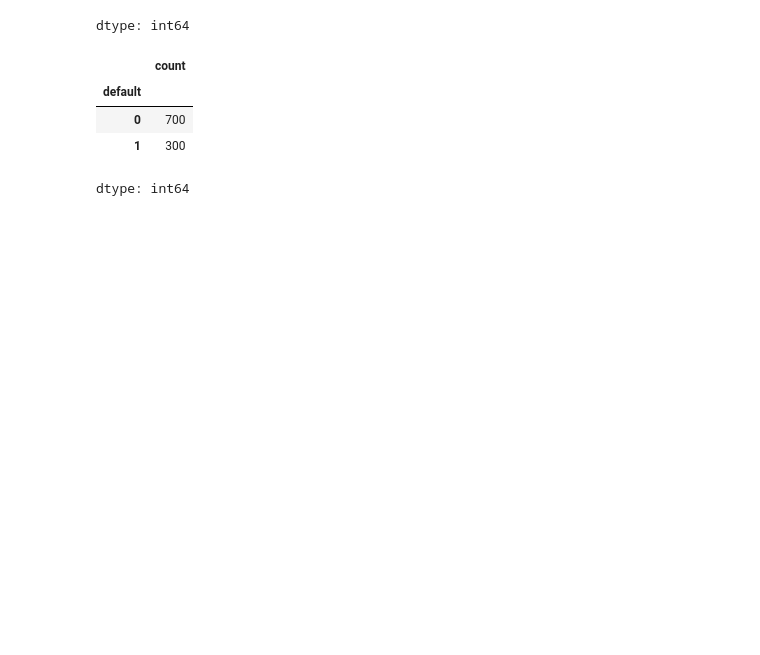
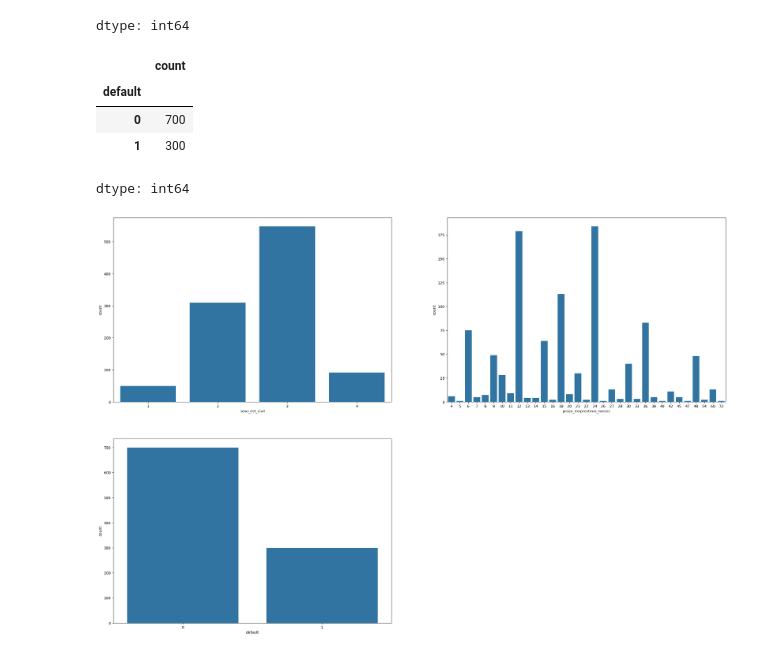
Before and after one commit to danielcperalba/credit_scoring, a Jupyter notebook: credit_scoring.ipynb, the cells around one changed output. Cells and saved outputs as stored; diff of their text form; code cells hidden in the pictures; blank space fills up the shorter version.

```diff
--- a/credit_scoring.ipynb
+++ b/credit_scoring.ipynb
@@ -475,0 +495,13 @@ dtype: int64
+# %%
+import seaborn as sns
+
+histogramas = ['sexo_est_civil', 'prazo_emprestimo_meses', 'default']
+lista_histogramas = list(enumerate(histogramas))
+
+plt.figure(figsize = (30, 20))
+
+for i in lista_histogramas:
+  plt.subplot(2, 2, i[0]+1)
+  sns.countplot(x = i[1], data = dados)
+# %% [output]
+[figure, added]
```
Also changed, not shown: parts of 10 cells of this notebook.
